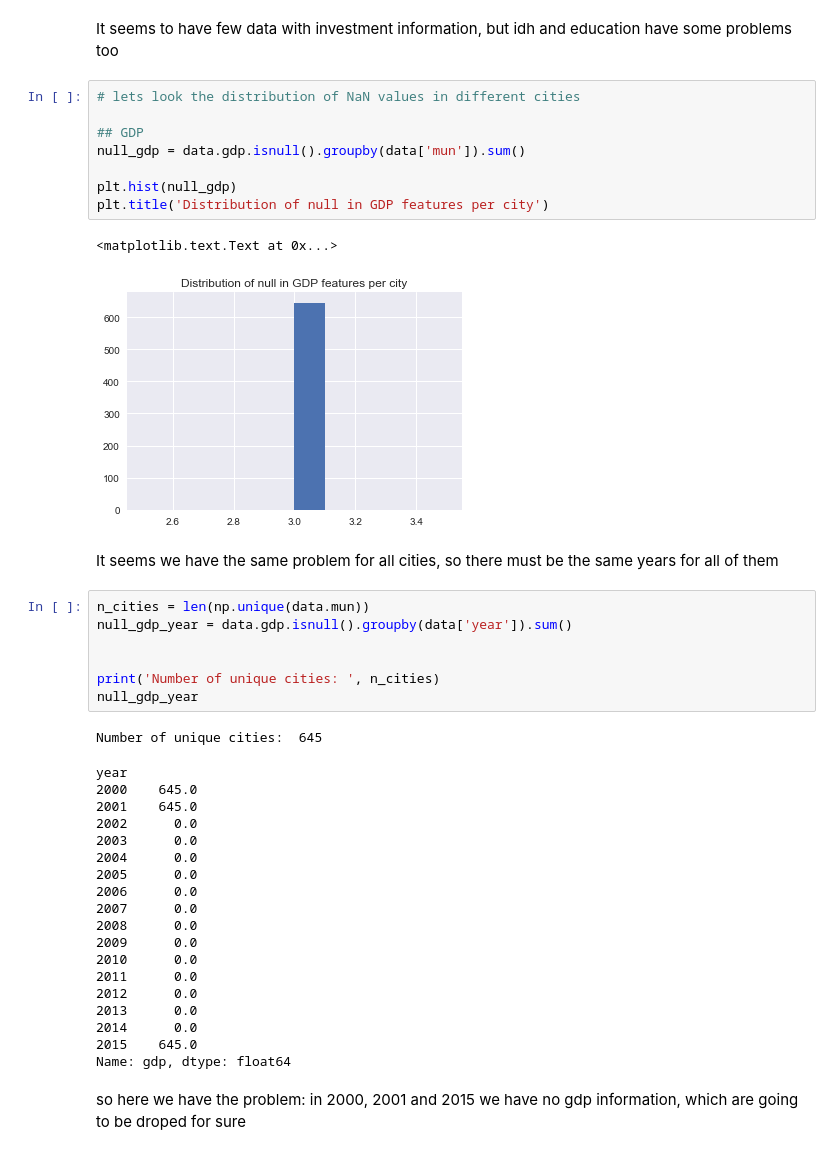
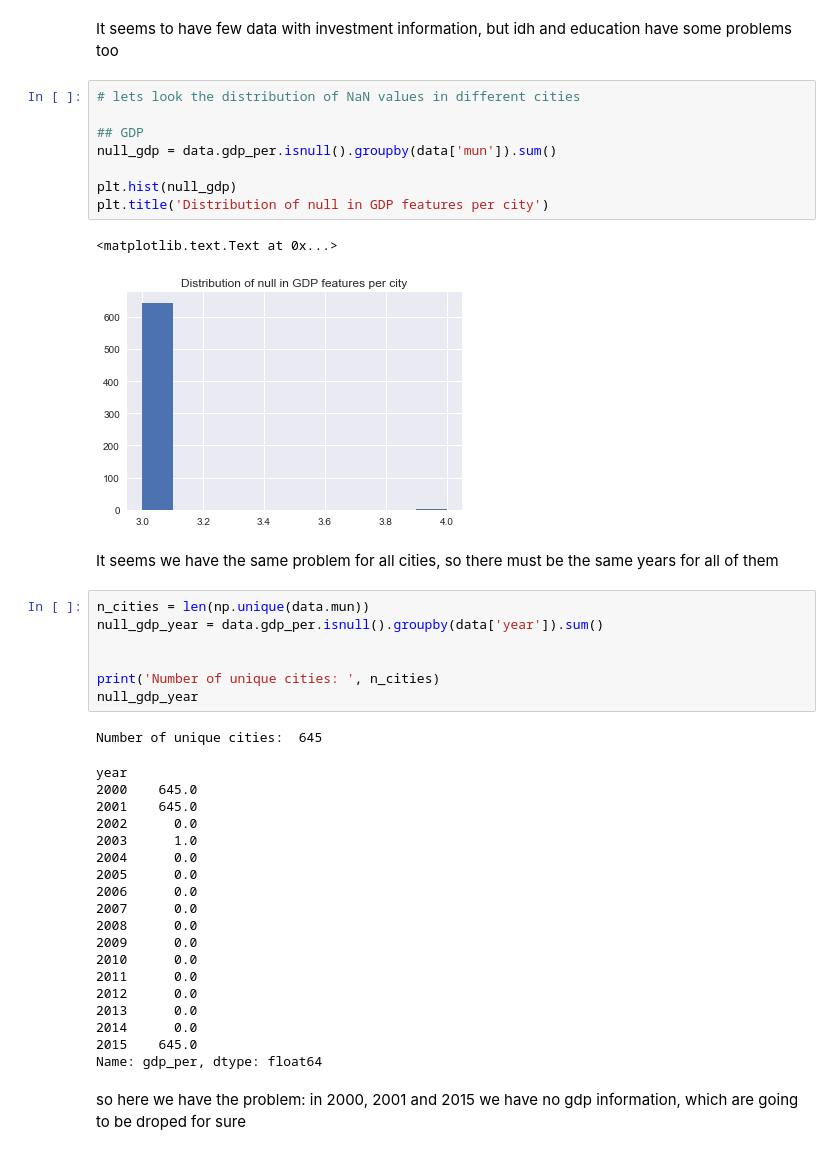
Before and after one commit to FernandoMeiraFilho/SpringBoard-Capstone, a Jupyter notebook: Missing data analysis.ipynb, the cells around one changed output. Cells and saved outputs as stored; diff of their text form.

```diff
--- a/Missing data analysis.ipynb
+++ b/Missing data analysis.ipynb
@@ -61,19 +61,19 @@ It seems to have few data with investment information, but idh and education hav
 # %%
 # lets look the distribution of NaN values in different cities
 
 ## GDP
-null_gdp = data.gdp.isnull().groupby(data['mun']).sum()
+null_gdp = data.gdp_per.isnull().groupby(data['mun']).sum()
 
 plt.hist(null_gdp)
 plt.title('Distribution of null in GDP features per city')
 # %% [output]
 <matplotlib.text.Text at 0x...>
-[figure, old version]
+[figure, new version]
 # %% [markdown]
 It seems we have the same problem for all cities, so there must be the same years for all of them
 # %%
 n_cities = len(np.unique(data.mun))
-null_gdp_year = data.gdp.isnull().groupby(data['year']).sum()
+null_gdp_year = data.gdp_per.isnull().groupby(data['year']).sum()
 
 
 print('Number of unique cities: ', n_cities)
@@ -84,7 +84,7 @@ year
 2000    645.0
 2001    645.0
 2002      0.0
-2003      0.0
+2003      1.0
 2004      0.0
 2005      0.0
 2006      0.0
@@ -97,7 +97,7 @@ year
 2013      0.0
 2014      0.0
 2015    645.0
-Name: gdp, dtype: float64
+Name: gdp_per, dtype: float64
 # %% [markdown]
 so here we have the problem: in 2000, 2001 and 2015 we have no gdp information, which are going to be droped for sure
 # %% [markdown]
```
